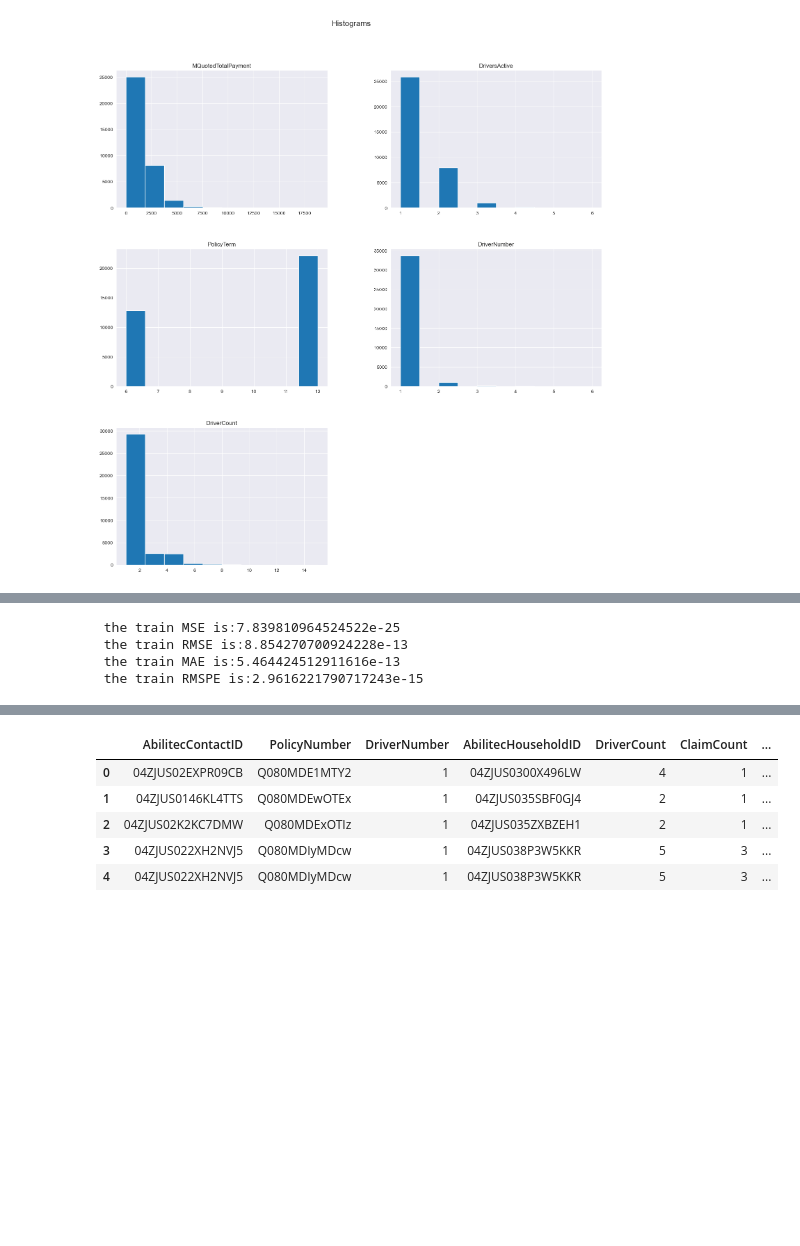
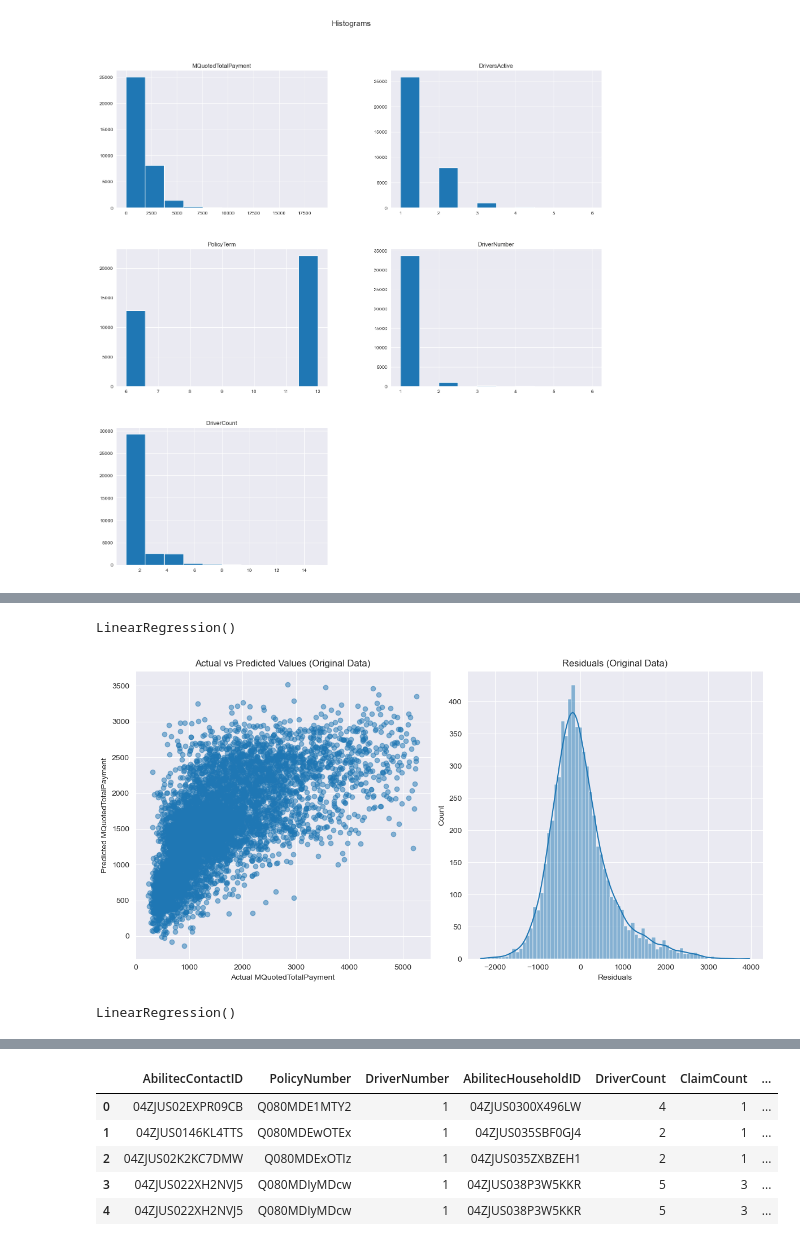
Before and after one commit to Spikes666/Final-Project-3550, a Jupyter notebook: Pr0Fin_SartinoN.ipynb, the cells around one changed output, grey strips where cells are left out. Cells and saved outputs as stored; diff of their text form; code cells hidden in the pictures; blank space fills up the shorter version.

```diff
--- a/Pr0Fin_SartinoN.ipynb
+++ b/Pr0Fin_SartinoN.ipynb
@@ -272,15 +354,55 @@ strong multicollinearity or other numerical problems.
-# %%
-train_mse = sm.tools.eval_measures.mse(Y, pred, axis=0)
-train_rmse= sm.tools.eval_measures.rmse(Y, pred, axis=0)
-train_mae= sm.tools.eval_measures.meanabs(Y, pred, axis=0)
-train_rmspe= sm.tools.eval_measures.rmspe(Y, pred, axis=0)
-
-print(f' the train MSE is:{train_mse}')
-print(f' the train RMSE is:{train_rmse}')
-print(f' the train MAE is:{train_mae}')
-print(f' the train RMSPE is:{train_rmspe}')
-# %% [output]
- the train MSE is:7.839810964524522e-25
- the train RMSE is:8.854270700924228e-13
- the train MAE is:5.464424512911616e-13
- the train RMSPE is:2.9616221790717243e-15
+# %%
+# Step 1: Set up linear regression on the original data
+
+# Extract features (X) and target variable (y)
+X_original = df_no_outliers.drop(columns=['MQuotedTotalPayment'])
+y_original = df_no_outliers['MQuotedTotalPayment']
+
+# Split the data into training and testing sets
+X_train_original, X_test_original, y_train_original, y_test_original = train_test_split(X_original, y_original, test_size=0.2, random_state=42)
+
+# Create and fit the linear regression model on the original data
+model_original = LinearRegression()
+model_original.fit(X_train_original, y_train_original)
+# %% [output]
+LinearRegression()
+# %%
+# Step 2: Visualize the results for the original data
+# For simplicity, you can visualize the predicted values vs. actual values on the test set
+y_pred_original = model_original.predict(X_test_original)
+
+plt.figure(figsize=(12, 6))
+
+# Scatter plot for actual vs predicted values
+plt.subplot(1, 2, 1)
+plt.scatter(y_test_original, y_pred_original, alpha=0.5)
+plt.title('Actual vs Predicted Values (Original Data)')
+plt.xlabel('Actual MQuotedTotalPayment')
+plt.ylabel('Predicted MQuotedTotalPayment')
+
+# Residual plot
+plt.subplot(1, 2, 2)
+residuals_original = y_test_original - y_pred_original
+sns.histplot(residuals_original, kde=True)
+plt.title('Residuals (Original Data)')
+plt.xlabel('Residuals')
+
+plt.tight_layout()
+plt.show()
+# %% [output]
+[figure, added]
+# %%
+# Step 3: Scale the data and run linear regression again
+
+# Standardize the features using StandardScaler
+scaler = StandardScaler()
+X_scaled = scaler.fit_transform(X_original)
+
+# Split the scaled data into training and testing sets
+X_train_scaled, X_test_scaled, y_train_scaled, y_test_scaled = train_test_split(X_scaled, y_original, test_size=0.2, random_state=42)
+
+# Create and fit the linear regression model on the scaled data
+model_scaled = LinearRegression()
+model_scaled.fit(X_train_scaled, y_train_scaled)
+# %% [output]
+LinearRegression()
```
Also changed, not shown: parts of 45 cells of this notebook.
